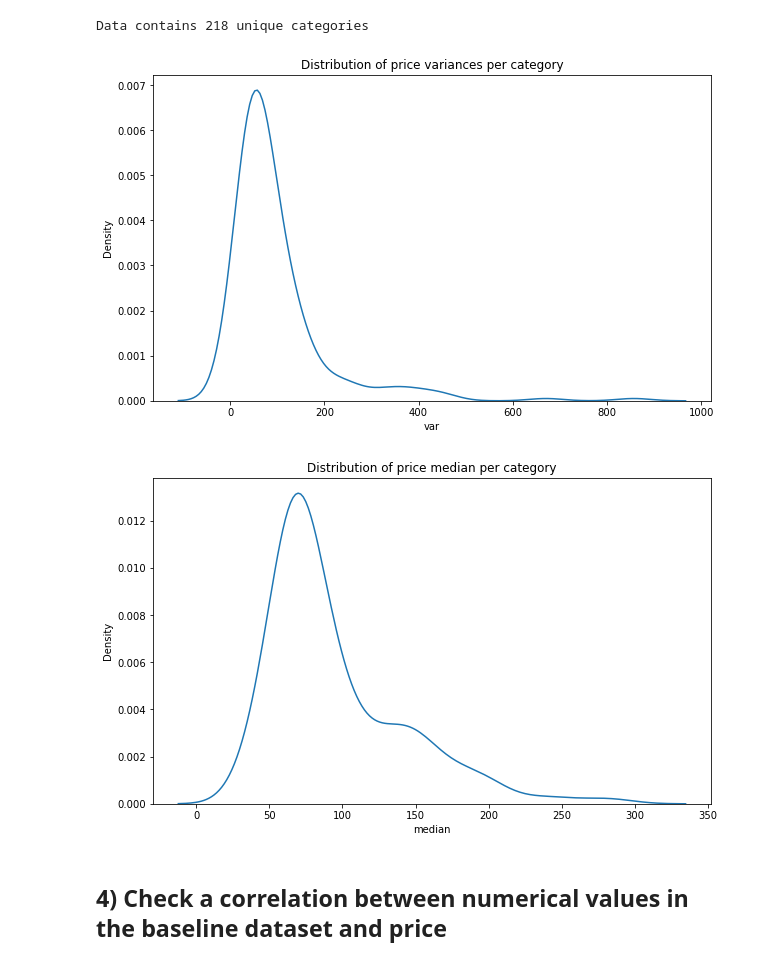
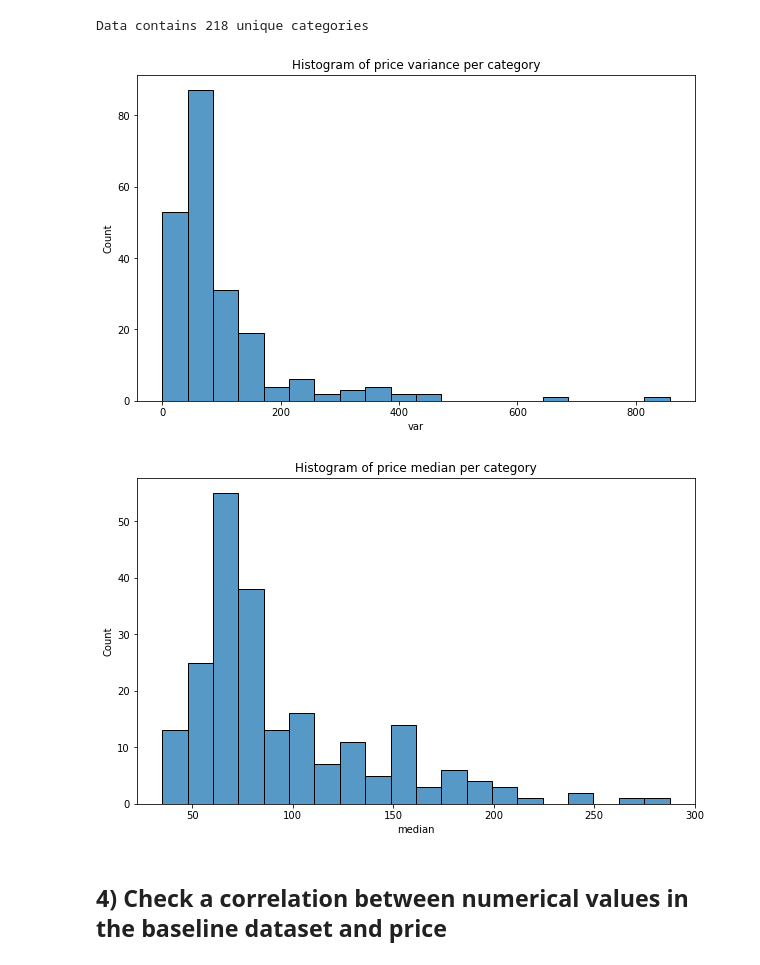
Before and after one commit to SimonMolinsky/articles, a Jupyter notebook: 2021-03/airbnb-data-augmentation/Feature Engineering with Spatial Flavour.ipynb, the cells around one changed output. Cells and saved outputs as stored; diff of their text form; code cells hidden in the pictures.

```diff
--- a/2021-03/airbnb-data-augmentation/Feature Engineering with Spatial Flavour.ipynb
+++ b/2021-03/airbnb-data-augmentation/Feature Engineering with Spatial Flavour.ipynb
@@ -385,21 +385,21 @@ def categorical_distributions(dataframe, categorical_column, numerical_column, d
 # %%
 neigh_dists = categorical_distributions(gdf, 'neighbourhood', 'price')
 # %%
-# Check distribution of variances
+# Check histogram of variances
 
 plt.figure(figsize=(10, 6))
-sns.kdeplot(neigh_dists['var']);
-plt.title('Distribution of price variances per category');
+sns.histplot(neigh_dists['var'], bins=20);
+plt.title('Histogram of price variance per category');
 # %% [output]
-[figure, old version]
+[figure, new version]
 # %%
-# Check distribution of median values
+# Check histogram of median values
 
 plt.figure(figsize=(10, 6))
-sns.kdeplot(neigh_dists['median']);
-plt.title('Distribution of price median per category');
+sns.histplot(neigh_dists['median'], bins=20);
+plt.title('Histogram of price median per category');
 # %% [output]
-[figure, old version]
+[figure, new version]
 # %% [markdown]
 ## 4) Check a correlation between numerical values in the baseline dataset and price
 # %%
```
Also changed, not shown: parts of 13 cells of this notebook, 7 other files.
